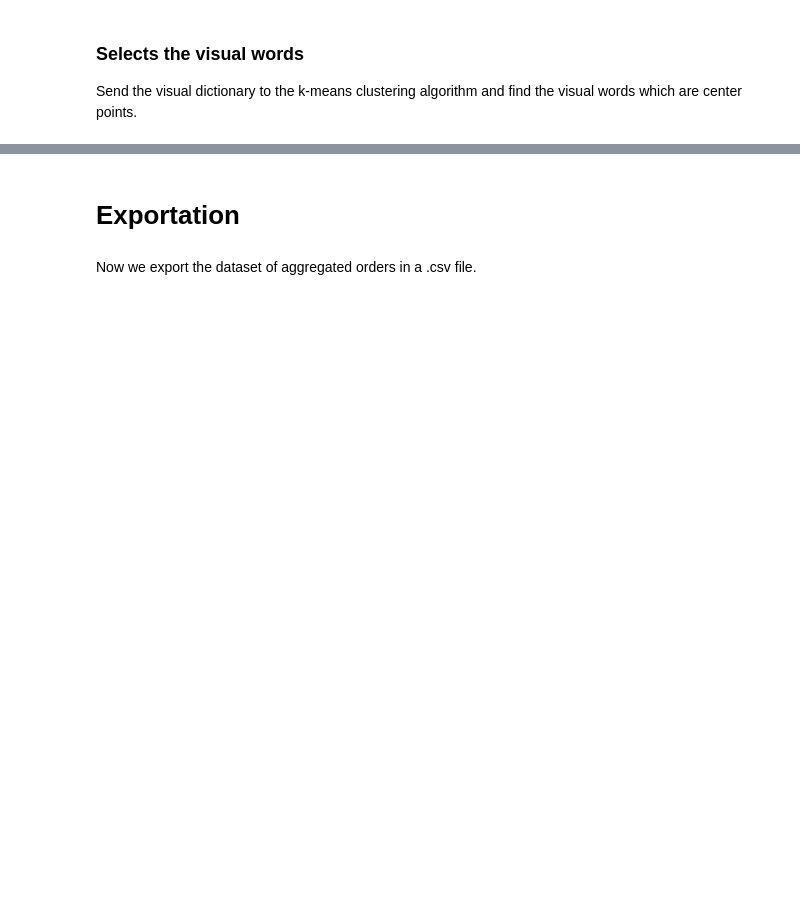
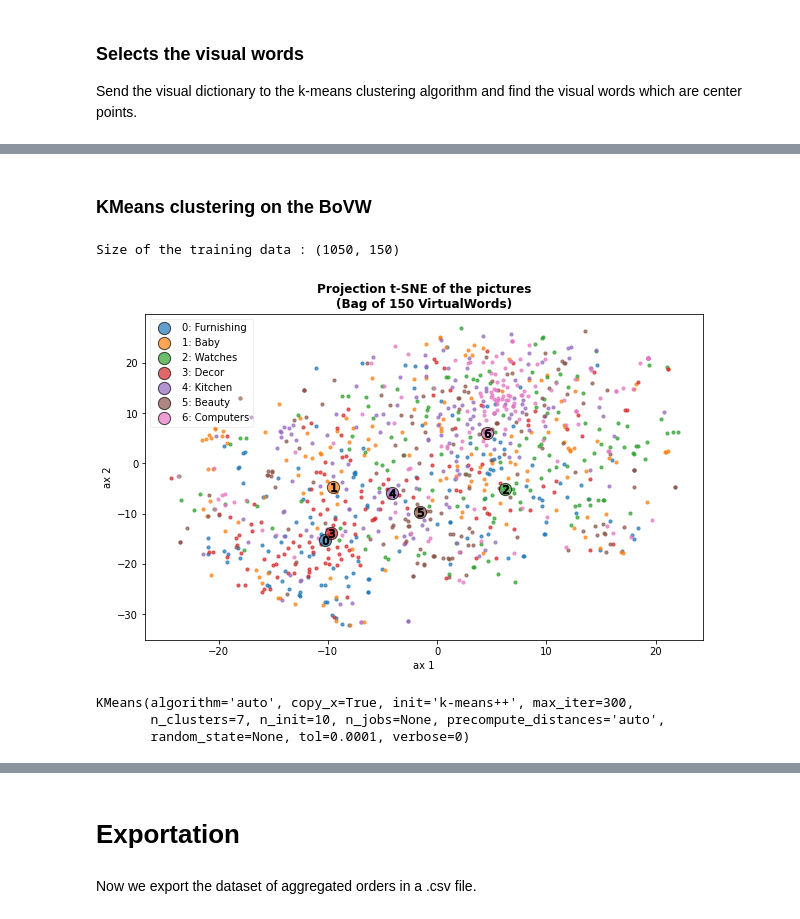
Before and after one commit to SmellyArmure/OC_DS_Project6, a Jupyter notebook: NOTEBOOK/P6_Cleaning_PICT.ipynb, the cells around one changed output, grey strips where cells are left out. Drawn from its saved outputs; the diff is of its cells as text; code cells hidden in the pictures; blank space fills up the shorter version.

```diff
--- a/NOTEBOOK/P6_Cleaning_PICT.ipynb
+++ b/NOTEBOOK/P6_Cleaning_PICT.ipynb
@@ -354,0 +396,15 @@ desc_clusterer.predict(sift_vectors[indexes[14]]).shape
+# %%
+# détermine pour chaque image a quel cluster appartient les descripteurs
+# renvoie un dictionnaire avec la liste des numéros des clusters parmi 150
+# convertit le dictionnaire en pd.Series, puis en dataframe (multilabelbinarizer)
+vw_list = []
+ind_img_list = []
+for n_img, desc_list in dict_sift_descriptors.items():
+    vwords = desc_clusterer.predict(desc_list) # liste des numéros des visuals words de l'image
+    vw_list.append(vwords) # liste des listes de vw pour toutes les images
+    ind_img_list.append(n_img) # liste des indexes des images
+# %%
+from collections import Counter
+df_visual_words = pd.DataFrame([Counter(x) for x in vw_list],
+                               index = ind_img_list).fillna(0)
+df_visual_words = df_visual_words[sorted(df_visual_words.columns)]
@@ -354,0 +427,22 @@ desc_clusterer.predict(sift_vectors[indexes[14]]).shape
+# %% [markdown]
+### KMeans clustering on the BoVW
+# %%
+# Data selection to train clusterer (HSV 224x224 pixels)
+X_df = df_visual_words
+print("Size of the training data :", X_df.shape)
+# %% [output]
+Size of the training data : (1050, 150)
+# %%
+# Visualization of the images (BoVW of 150 VW) on a t-SNE projection
+
+ser_categories = pd.Series(df_image['category'].values,
+                           index=df_image.index,
+                           name='Clust')
+
+plot_projection(X_df, model=None, ser_clust=ser_categories,
+                proj='t-SNE', size=10, legend_on=True,
+                title="Projection t-SNE of the pictures\n(Bag of 150 VirtualWords)",
+                figsize=(10, 6), palette='tab10',
+                fig=None, ax=None, random_state=14)
+# %% [output]
+[figure, added]
@@ -354,0 +454,7 @@ desc_clusterer.predict(sift_vectors[indexes[14]]).shape
+# %%
+# Fitting the Kmeans model
+km.fit(X_df)
+# %% [output]
+KMeans(algorithm='auto', copy_x=True, init='k-means++', max_iter=300,
+       n_clusters=7, n_init=10, n_jobs=None, precompute_distances='auto',
+       random_state=None, tol=0.0001, verbose=0)
```
Also changed, not shown: parts of 34 cells of this notebook, 4 other files.
